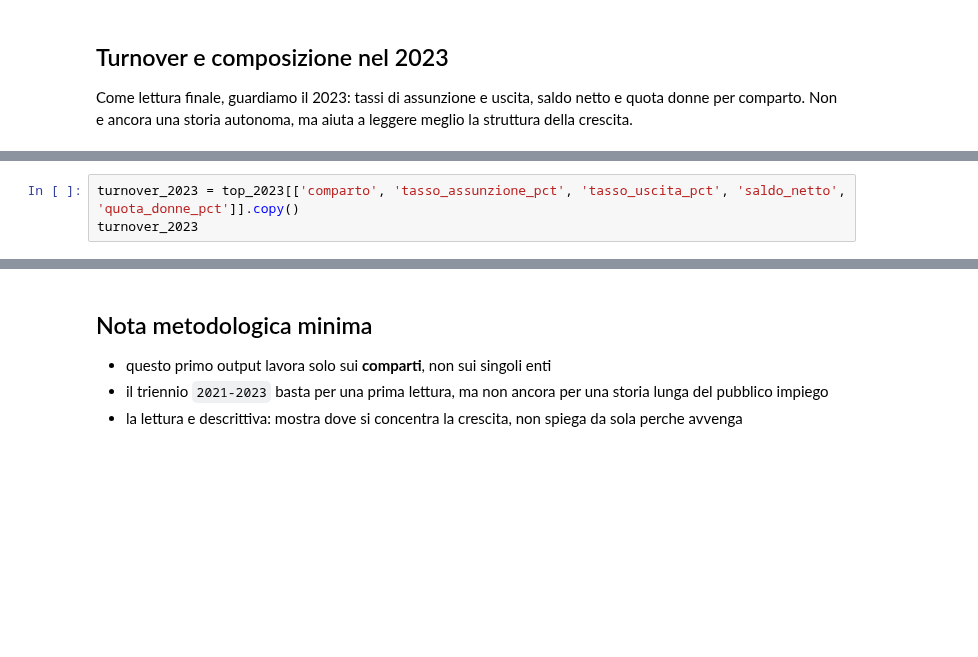
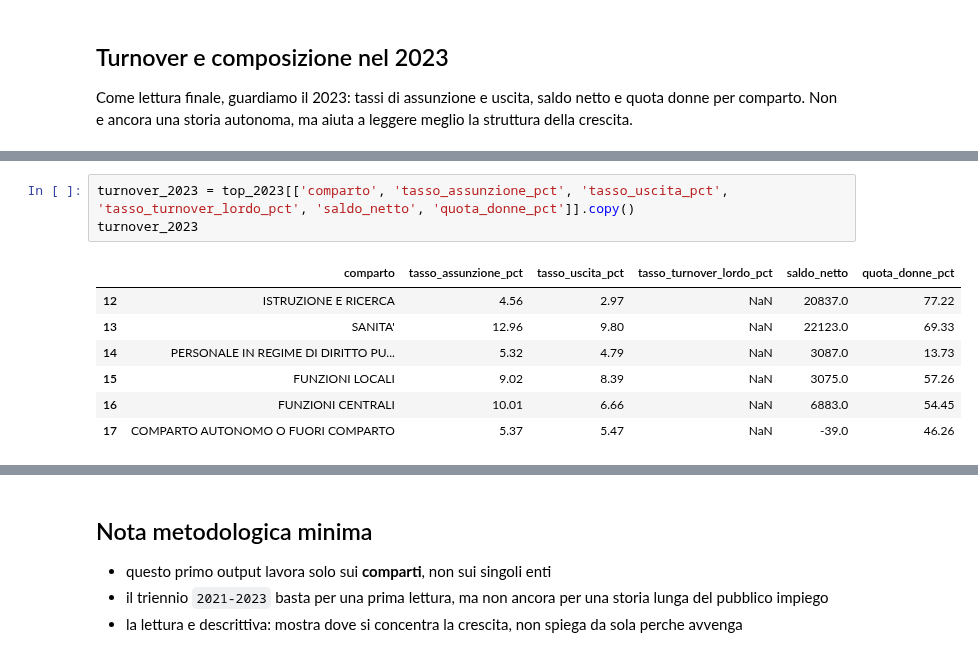
Before and after one commit to dataciviclab/dataciviclab, a Jupyter notebook: preanalysis/dipendenti-pubblici-2021-2023/notebooks/dipendenti_pubblici_preanalysis_v1.ipynb, the cells around one changed output, grey strips where cells are left out. Drawn from its saved outputs; the diff is of its cells as text; blank space fills up the shorter version.

```diff
--- a/preanalysis/dipendenti-pubblici-2021-2023/notebooks/dipendenti_pubblici_preanalysis_v1.ipynb
+++ b/preanalysis/dipendenti-pubblici-2021-2023/notebooks/dipendenti_pubblici_preanalysis_v1.ipynb
@@ -100,6 +139,14 @@ top_2023[['comparto', 'dipendenti_totali', 'assunti_totali', 'cessati_totali', '
 # %%
-turnover_2023 = top_2023[['comparto', 'tasso_assunzione_pct', 'tasso_uscita_pct', 'saldo_netto', 'quota_donne_pct']].copy()
+turnover_2023 = top_2023[['comparto', 'tasso_assunzione_pct', 'tasso_uscita_pct', 'tasso_turnover_lordo_pct', 'saldo_netto', 'quota_donne_pct']].copy()
 turnover_2023
+# %% [output]
+|  | comparto | tasso_assunzione_pct | tasso_uscita_pct | tasso_turnover_lordo_pct | saldo_netto | quota_donne_pct |
+| 12 | ISTRUZIONE E RICERCA | 4.56 | 2.97 | NaN | 20837.0 | 77.22 |
+| 13 | SANITA' | 12.96 | 9.80 | NaN | 22123.0 | 69.33 |
+| 14 | PERSONALE IN REGIME DI DIRITTO PU... | 5.32 | 4.79 | NaN | 3087.0 | 13.73 |
+| 15 | FUNZIONI LOCALI | 9.02 | 8.39 | NaN | 3075.0 | 57.26 |
+| 16 | FUNZIONI CENTRALI | 10.01 | 6.66 | NaN | 6883.0 | 54.45 |
+| 17 | COMPARTO AUTONOMO O FUORI COMPARTO | 5.37 | 5.47 | NaN | -39.0 | 46.26 |
 # %%
 display(Markdown(
     f"""
```
Also changed, not shown: parts of 9 cells of this notebook, 3 other files.
